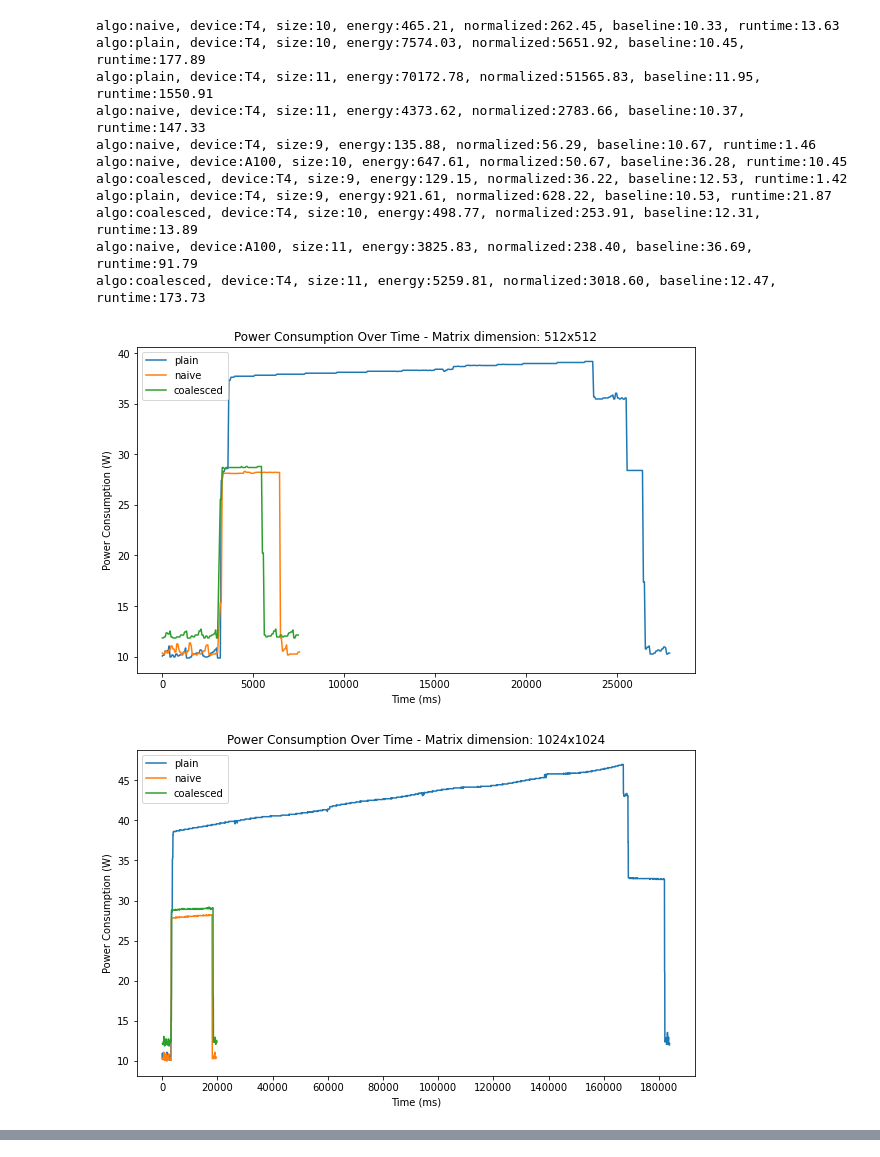
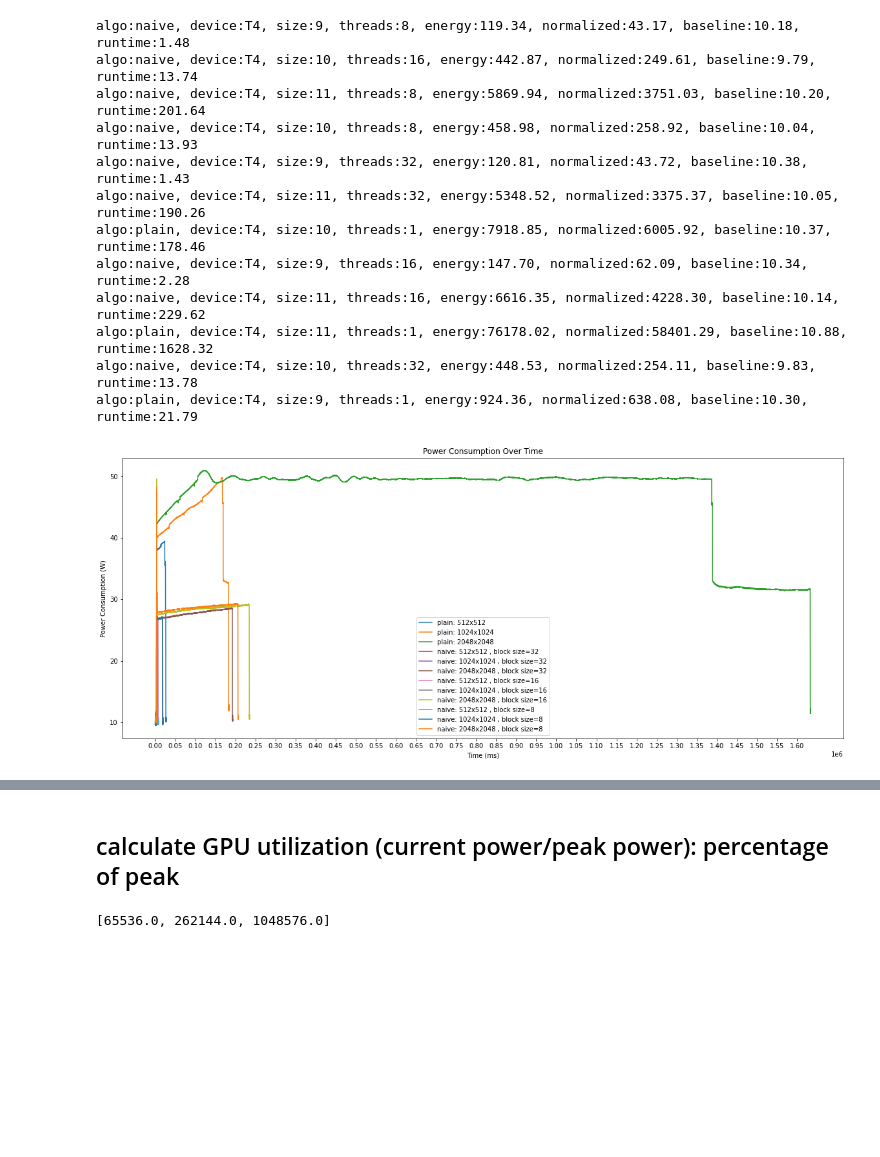
Before and after one commit to xpeng000/matmul-pwr, a Jupyter notebook: plot/vis.ipynb, the cells around one changed output, grey strips where cells are left out. Drawn from its saved outputs; the diff is of its cells as text; code cells hidden in the pictures; blank space fills up the shorter version.

```diff
--- a/plot/vis.ipynb
+++ b/plot/vis.ipynb
@@ -8,12 +11,13 @@ from scipy.integrate import simps
 # %%
 def parse_txt_args(filename):
-    file_args = os.path.basename(filename).split('_')   # e.g. gpu_pwr_plain_T4_0_50_9.txt
+    file_args = os.path.basename(filename).split('_')   # e.g. gpu_pwr_plain_T4_0_50_9_32.txt
     algo = file_args[2]
     device = file_args[3]
     size = file_args[6]
+    threads = file_args[7]
     separator = '.'
-    size = size.split(separator, 1)[0]
-    return algo, device, size
+    threads = threads.split(separator, 1)[0]
+    return algo, device, size, threads
 # %%
 def get_pwr_elapsed_times(lines):
     pwr = []
@@ -56,27 +60,26 @@ def orgranize_data(dir_name):
     for file in os.listdir(directory):
         filename = os.fsdecode(file)
         if filename.endswith('.txt'):
-            algo, device, size = parse_txt_args(filename)
-            with open('../data/'+filename, 'r') as f:
+            algo, device, size, threads = parse_txt_args(filename)
+            with open('../data/correct/'+filename, 'r') as f:
                 lines = f.readlines()
                 pwr, elapsed_times = get_pwr_elapsed_times(lines)
                 energy, runtime = compute_energy(pwr, elapsed_times)
                 baseline = get_power_baseline(pwr)
                 normalized = normalize_power(baseline, pwr, elapsed_times)
-                print('algo:%s, device:%s, size:%s, energy:%.2f, normalized:%.2f, baseline:%.2f, runtime:%.2f'
-                      %(algo, device, size, energy, normalized, baseline, runtime))
+                print('algo:%s, device:%s, size:%s, threads:%s, energy:%.2f, normalized:%.2f, baseline:%.2f, runtime:%.2f'
+                      %(algo, device, size, threads, energy, normalized, baseline, runtime))
                 if device == 'A100':
                     naive_A100[size] = [pwr, elapsed_times]
                 else:
-                    k = algo+' '+size
+                    k = algo+' '+size+' '+threads
                     energy_runtime[k] = (normalized, runtime)
+                    k2 = size+'_'+threads
                     if algo == 'plain':
                         plain[size] = [pwr, elapsed_times]
                     elif algo == 'naive':
-                        naive[size] = [pwr, elapsed_times]
-                    elif algo == 'coalesced':
-                        coalesced[size] = [pwr, elapsed_times]
-    return plain, naive, coalesced, naive_A100, energy_runtime
+                        naive[k2] = [pwr, elapsed_times]
+    return plain, naive, naive_A100, energy_runtime
 # %%
 def pad(y, target_len):
     return y + (target_len-len(y))*[None]
@@ -201,26 +211,27 @@ def plot_energy_runtime(energy_runtime):
     plt.show()
 # %%
 def plot_pwr():
-    dir_name = '../data/'
-    xticks = {'9':5000, '10':20000, '11':100000}
-    plain, naive, coalesced, naive_A100, energy_runtime = orgranize_data(dir_name)
-    for s, xtick in xticks.items():
-        pwrs, times = same_size_data(plain, naive, coalesced, s)
-        gen_plot(pwrs, times, s, xtick, 'Power Consumption Over Time - Matrix dimension: ')
-    compare_gpu(naive, naive_A100)
-    plot_energy_runtime(energy_runtime)
+    dir_name = '../data/correct/'
+    xticks = {'9_32':5000, '10_32':20000, '11_32':100000,
+              '9_16':5000, '10_16':20000, '11_16':100000,
+              '9_8':5000, '10_8':20000, '11_8':100000}
+    plain, naive, naive_A100, energy_runtime = orgranize_data(dir_name)
+    plain_padded, naive_padded, times = same_size_data(plain, naive)
+    gen_plot(plain_padded, naive_padded, times, 'Power Consumption Over Time')
+    # compare_gpu(naive, naive_A100)
+    # plot_energy_runtime(energy_runtime)
 plot_pwr()
 # %% [output]
-algo:naive, device:T4, size:10, energy:465.21, normalized:262.45, baseline:10.33, runtime:13.63
-algo:plain, device:T4, size:10, energy:7574.03, normalized:5651.92, baseline:10.45, runtime:177.89
-algo:plain, device:T4, size:11, energy:70172.78, normalized:51565.83, baseline:11.95, runtime:1550.91
-algo:naive, device:T4, size:11, energy:4373.62, normalized:2783.66, baseline:10.37, runtime:147.33
-algo:naive, device:T4, size:9, energy:135.88, normalized:56.29, baseline:10.67, runtime:1.46
-algo:naive, device:A100, size:10, energy:647.61, normalized:50.67, baseline:36.28, runtime:10.45
-algo:coalesced, device:T4, size:9, energy:129.15, normalized:36.22, baseline:12.53, runtime:1.42
-algo:plain, device:T4, size:9, energy:921.61, normalized:628.22, baseline:10.53, runtime:21.87
-algo:coalesced, device:T4, size:10, energy:498.77, normalized:253.91, baseline:12.31, runtime:13.89
-algo:naive, device:A100, size:11, energy:3825.83, normalized:238.40, baseline:36.69, runtime:91.79
-algo:coalesced, device:T4, size:11, energy:5259.81, normalized:3018.60, baseline:12.47, runtime:173.73
+algo:naive, device:T4, size:9, threads:8, energy:119.34, normalized:43.17, baseline:10.18, runtime:1.48
+algo:naive, device:T4, size:10, threads:16, energy:442.87, normalized:249.61, baseline:9.79, runtime:13.74
+algo:naive, device:T4, size:11, threads:8, energy:5869.94, normalized:3751.03, baseline:10.20, runtime:201.64
+algo:naive, device:T4, size:10, threads:8, energy:458.98, normalized:258.92, baseline:10.04, runtime:13.93
+algo:naive, device:T4, size:9, threads:32, energy:120.81, normalized:43.72, baseline:10.38, runtime:1.43
+algo:naive, device:T4, size:11, threads:32, energy:5348.52, normalized:3375.37, baseline:10.05, runtime:190.26
+algo:plain, device:T4, size:10, threads:1, energy:7918.85, normalized:6005.92, baseline:10.37, runtime:178.46
+algo:naive, device:T4, size:9, threads:16, energy:147.70, normalized:62.09, baseline:10.34, runtime:2.28
+algo:naive, device:T4, size:11, threads:16, energy:6616.35, normalized:4228.30, baseline:10.14, runtime:229.62
+algo:plain, device:T4, size:11, threads:1, energy:76178.02, normalized:58401.29, baseline:10.88, runtime:1628.32
+algo:naive, device:T4, size:10, threads:32, energy:448.53, normalized:254.11, baseline:9.83, runtime:13.78
+algo:plain, device:T4, size:9, threads:1, energy:924.36, normalized:638.08, baseline:10.30, runtime:21.79
-[figure, old version]
+[figure, new version]
-[figure, removed]
@@ -230,0 +238,2 @@ algo:coalesced, device:T4, size:11, energy:5259.81, normalized:3018.60, baseline
+# %% [markdown]
+## calculate GPU utilization (current power/peak power): percentage of peak
@@ -230,0 +250,8 @@ algo:coalesced, device:T4, size:11, energy:5259.81, normalized:3018.60, baseline
+# %%
+block_9 = get_memory_blocks(9)
+block_10 = get_memory_blocks(10)
+block_11 = get_memory_blocks(11)
+blocks = [block_9, block_10, block_11]
+blocks
+# %% [output]
+[65536.0, 262144.0, 1048576.0]
```
Also changed, not shown: parts of 19 cells of this notebook, 23 other files.
